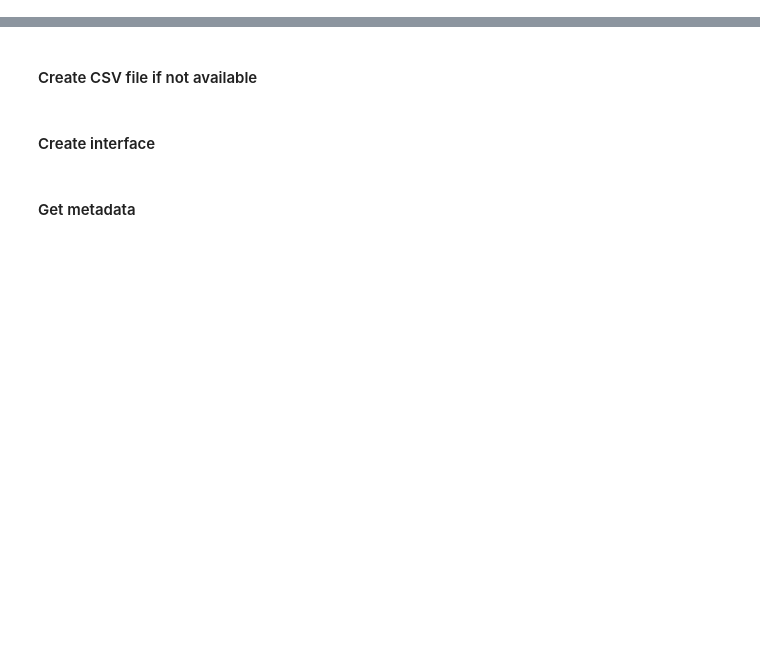
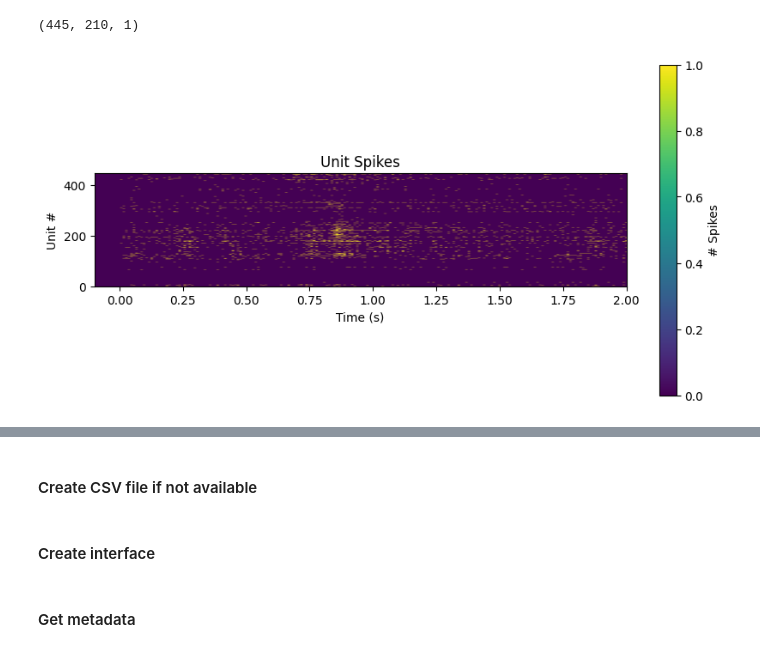
Before and after one commit to achilleasNP/NWBworkshop, a Jupyter notebook: notebooks/neuroconv.ipynb, the cells around one changed output, grey strips where cells are left out. Cells and saved outputs as stored; diff of their text form; code cells hidden in the pictures; blank space fills up the shorter version.

```diff
--- a/notebooks/neuroconv.ipynb
+++ b/notebooks/neuroconv.ipynb
@@ -26,0 +52,6 @@ to convert them to NWB we will use the [`CsvTimeIntervalsInterface`](https://neu
+# %%
+#folder_path = "/home/jovyan/data_nwb/ephy/spikeglx_kilosort_BASIL_NWBfile.nwb"
+folder_path = "C:/Users/cdussaux/OneDrive - Institut Pasteur Paris/Bureau/WorkshopNWB/4-OpenEphys_phy_basil/spikeglx_kilosort_BASIL_NWBfile.nwb"
+io = NWBHDF5IO(folder_path, mode='r')
+nwbfile = io.read()
+nwbfile
@@ -26,0 +170,41 @@ to convert them to NWB we will use the [`CsvTimeIntervalsInterface`](https://neu
+# %%
+n_trials = 1
+
+# 3D spike matrix to be populated with spike counts
+spike_matrix = np.zeros((n_units, len(bin_edges), n_trials))
+
+# populate 3D spike matrix for each unit for each stimulus trial by counting spikes into bins
+for unit_idx in range(n_units):
+    spike_times = units_spike_times[unit_idx]
+
+    # get spike times that fall within the bin's time range relative to the stim time
+    first_bin_time = bin_edges[0]
+    last_bin_time = bin_edges[-1]
+    first_spike_in_range, last_spike_in_range = np.searchsorted(spike_times, [first_bin_time, last_bin_time])
+    spike_times_in_range = spike_times[first_spike_in_range:last_spike_in_range]
+
+    # convert spike times into relative time bin indices
+    bin_indices = ((spike_times_in_range - (first_bin_time)) / time_resolution).astype(int)
+
+    # mark that there is a spike at these bin times for this unit on this stim trial
+    for bin_idx in bin_indices:
+        spike_matrix[unit_idx, bin_idx, 0] += 1
+
+spike_matrix.shape
+# %% [output]
+(445, 210, 1)
+# %%
+import matplotlib.pyplot as plt
+
+trial = 0
+fig, ax = plt.subplots(figsize=(10,10))
+
+ax.set_title("Unit Spikes")
+ax.set_xlabel("Time (s)")
+ax.set_ylabel("Unit #")
+
+img = ax.imshow(spike_matrix[:,:,trial], extent=[window_start_time,window_end_time,0,n_units], aspect=0.001, vmin=0, vmax=1)
+cbar = fig.colorbar(img, shrink=0.5)
+cbar.set_label("# Spikes")
+# %% [output]
+[figure, added]
```
Also changed, not shown: parts of 11 cells of this notebook.
